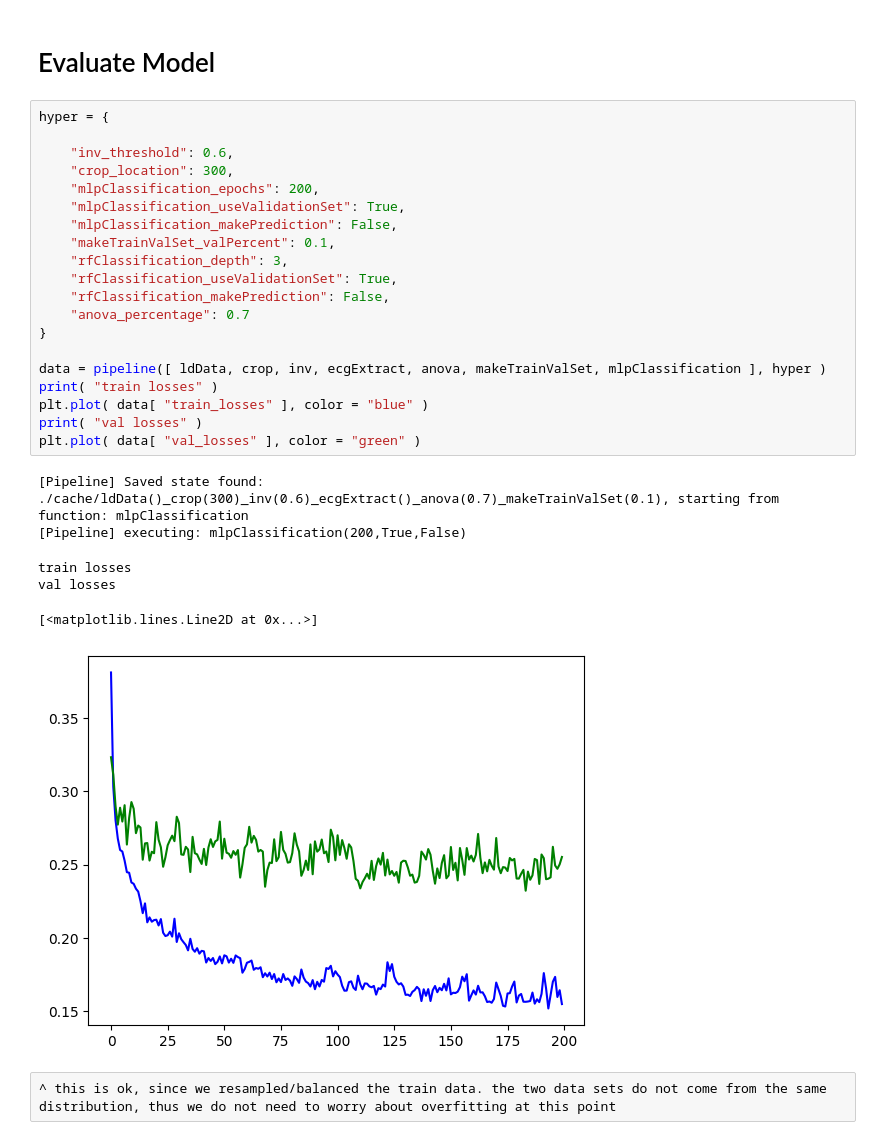
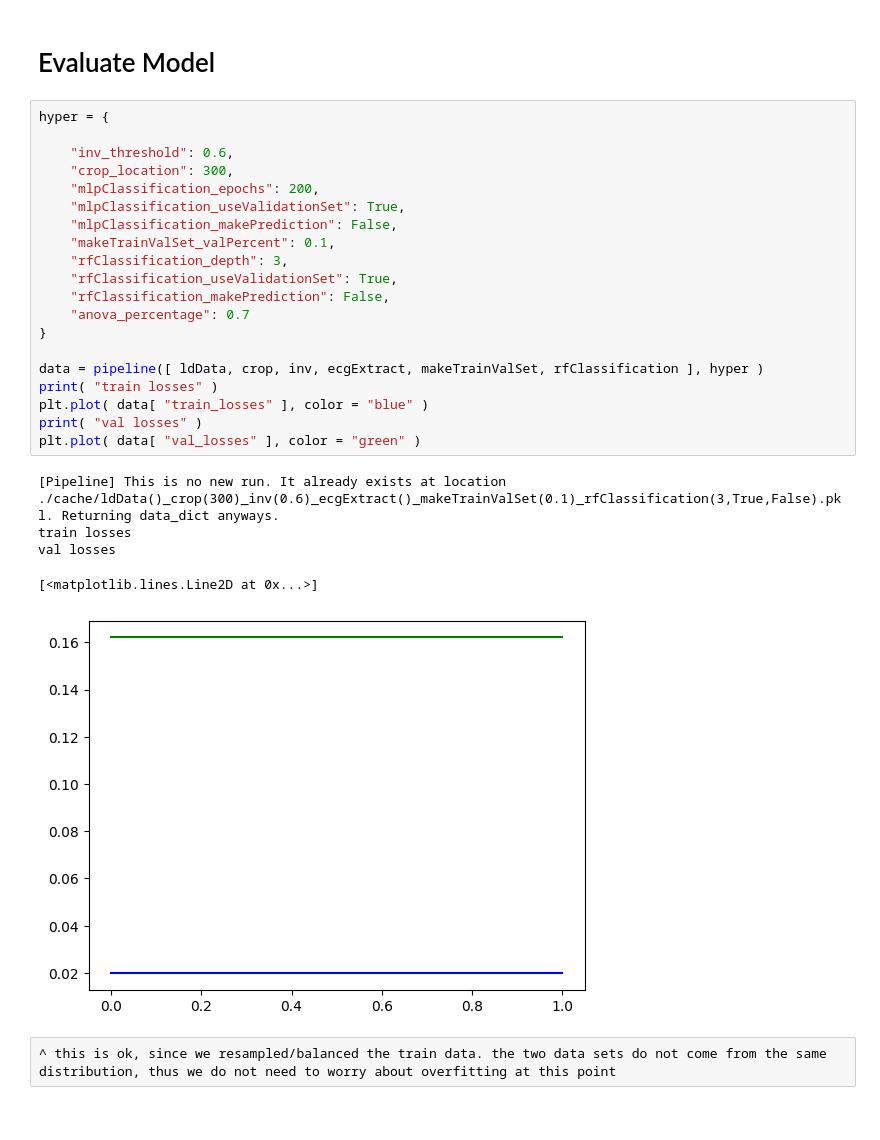
Before and after one commit to ChristopherKotthoff/AML_Task2, a Jupyter notebook: heinrich.ipynb, the cells around one changed output. Cells and saved outputs as stored; diff of their text form.

```diff
--- a/heinrich.ipynb
+++ b/heinrich.ipynb
@@ -17,30 +17,29 @@ from anova import anova
 # %%
 hyper = {
 
     "inv_threshold": 0.6,
     "crop_location": 300,
     "mlpClassification_epochs": 200,
     "mlpClassification_useValidationSet": True,
     "mlpClassification_makePrediction": False,
     "makeTrainValSet_valPercent": 0.1,
     "rfClassification_depth": 3,
     "rfClassification_useValidationSet": True,
     "rfClassification_makePrediction": False,
     "anova_percentage": 0.7
 }
 
-data = pipeline([ ldData, crop, inv, ecgExtract, anova, makeTrainValSet, mlpClassification ], hyper )
+data = pipeline([ ldData, crop, inv, ecgExtract, makeTrainValSet, rfClassification ], hyper )
 print( "train losses" )
 plt.plot( data[ "train_losses" ], color = "blue" )
 print( "val losses" )
 plt.plot( data[ "val_losses" ], color = "green" )
 # %% [output]
-[Pipeline] Saved state found: ./cache/ldData()_crop(300)_inv(0.6)_ecgExtract()_anova(0.7)_makeTrainValSet(0.1), starting from function: mlpClassification
-[Pipeline] executing: mlpClassification(200,True,False)
+[Pipeline] This is no new run. It already exists at location ./cache/ldData()_crop(300)_inv(0.6)_ecgExtract()_makeTrainValSet(0.1)_rfClassification(3,True,False).pkl. Returning data_dict anyways.
+train losses
+val losses
-train losses
-val losses
+[<matplotlib.lines.Line2D at 0x...>]
-[<matplotlib.lines.Line2D at 0x...>]
-[figure, old version]
+[figure, new version]
 # %% [raw]
 ^ this is ok, since we resampled/balanced the train data. the two data sets do not come from the same distribution, thus we do not need to worry about overfitting at this point
 # %%
```
Also changed, not shown: 3 other files.
